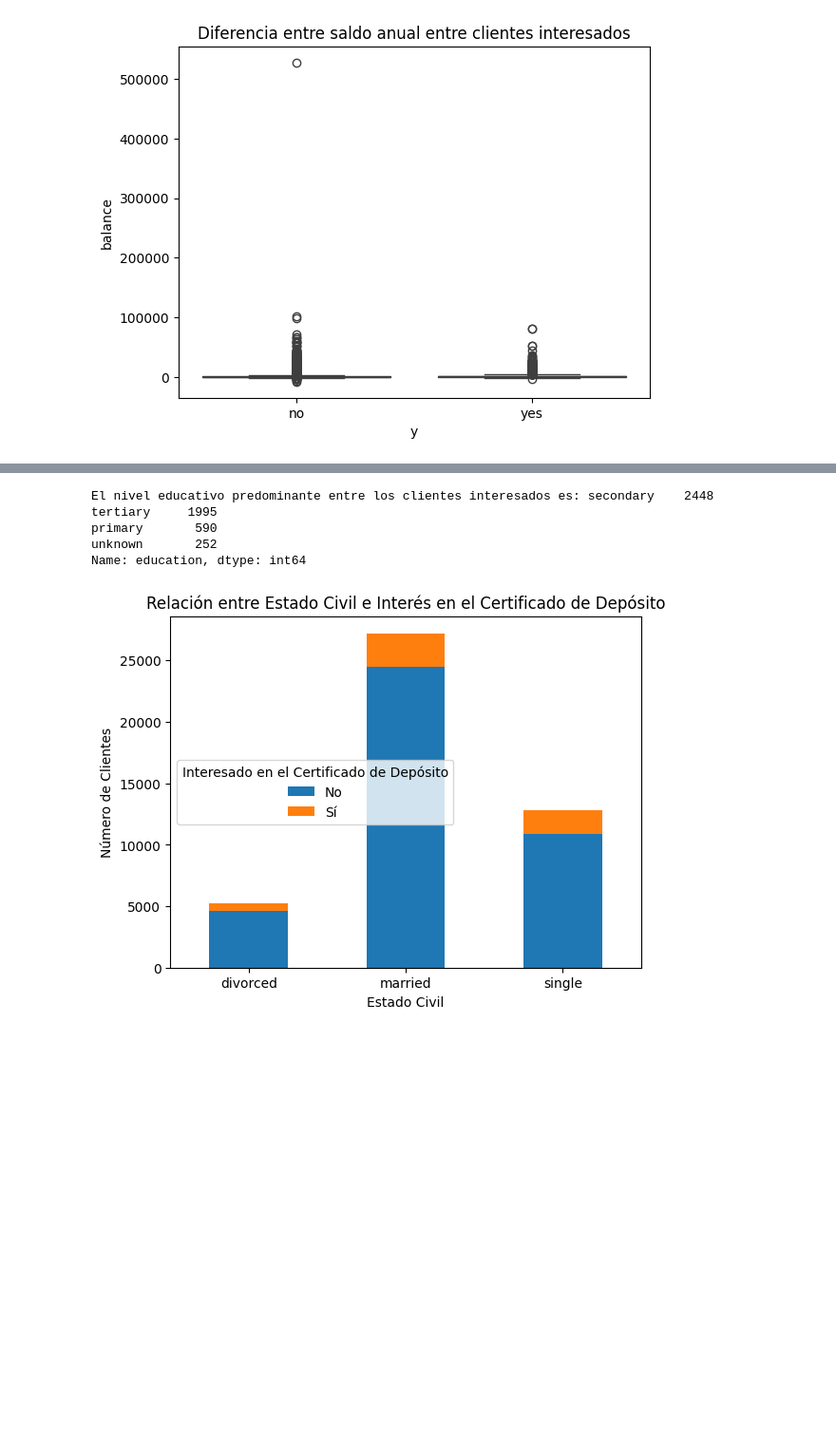
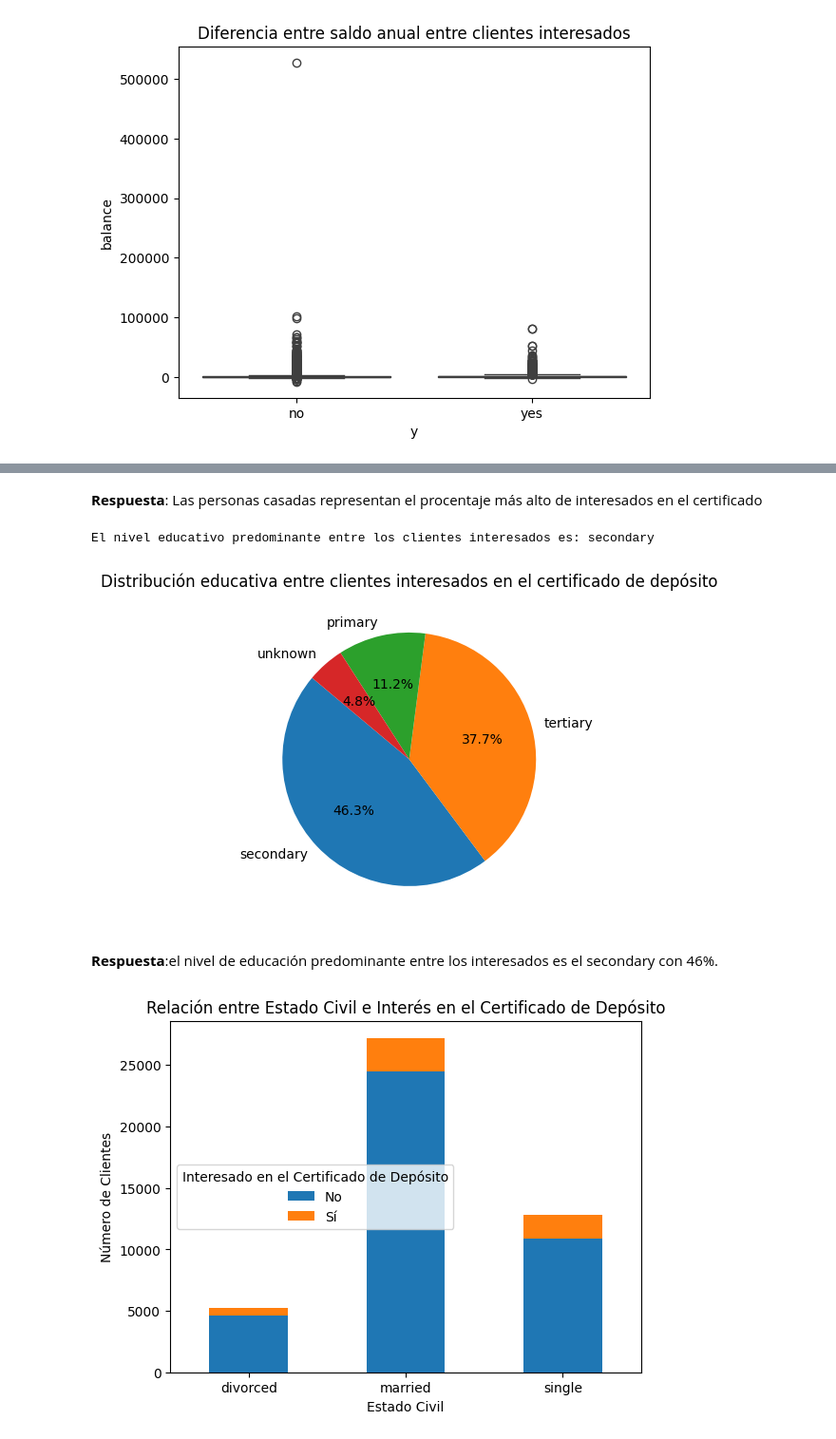
Before and after one commit to Yobany1210/TalentoTech, a Jupyter notebook: Tutoria_Limpieza_Datos.ipynb, the cells around one changed output, grey strips where cells are left out. Shown at 95% size. Drawn from its saved outputs; the diff is of its cells as text; code cells hidden in the pictures; blank space fills up the shorter version.

```diff
--- a/Tutoria_Limpieza_Datos.ipynb
+++ b/Tutoria_Limpieza_Datos.ipynb
@@ -427,14 +439,32 @@ plt.show
+# %% [markdown]
+**Respuesta**: Las personas casadas representan el procentaje más alto de interesados en el certificado
 # %%
 #4.	¿Cuál es el nivel educativo predominante entre clientes interesados en el certificado de depósito?
-interesados = data[data['y'] == 'yes'] # Filtrar clientes interesados en el certificado de depósito
-distribucion_educativa = interesados['education'].value_counts() # Calcular la distribución de niveles educativos
-nivel_educativo_predominante = distribucion_educativa.idxmax() # Obtener el nivel educativo predominante
-print("El nivel educativo predominante entre los clientes interesados es:", distribucion_educativa)
+
+# Filtrar clientes interesados en el certificado de depósito
+interesados = data[data['y'] == 'yes']
+
+# Calcular la distribución de niveles educativos
+distribucion_educativa = interesados['education'].value_counts()
+
+# Obtener el nivel educativo predominante
+nivel_educativo_predominante = distribucion_educativa.idxmax()
+
+print("El nivel educativo predominante entre los clientes interesados es:", nivel_educativo_predominante)
+
+# Crear el gráfico de pastel
+plt.figure(figsize=(4, 4))
+plt.pie(distribucion_educativa, labels=distribucion_educativa.index, autopct='%1.1f%%', startangle=140)
+plt.title('Distribución educativa entre clientes interesados en el certificado de depósito')
+plt.axis('equal')  # Equal aspect ratio ensures that pie is drawn as a circle.
+plt.tight_layout()
+
+# Mostrar el gráfico
+plt.show()
 # %% [output]
-El nivel educativo predominante entre los clientes interesados es: secondary    2448
-tertiary     1995
-primary       590
-unknown       252
-Name: education, dtype: int64
+El nivel educativo predominante entre los clientes interesados es: secondary
+[figure, added]
+# %% [markdown]
+**Respuesta**:el nivel de educación predominante entre los interesados es el secondary con 46%.
 # %%
 #5.	¿Cuál es la relación entre estado civil vs el interés en adquirir el certificado de depósito?
```
Also changed, not shown: parts of 10 cells of this notebook.
